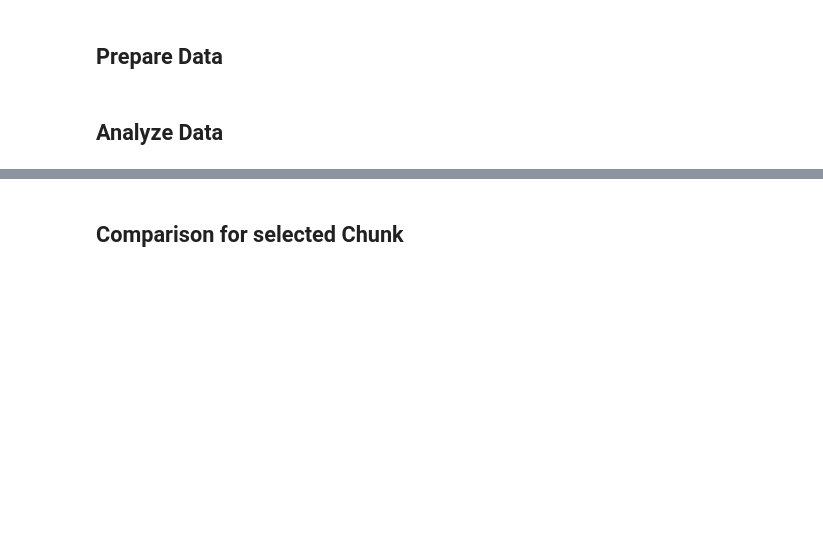
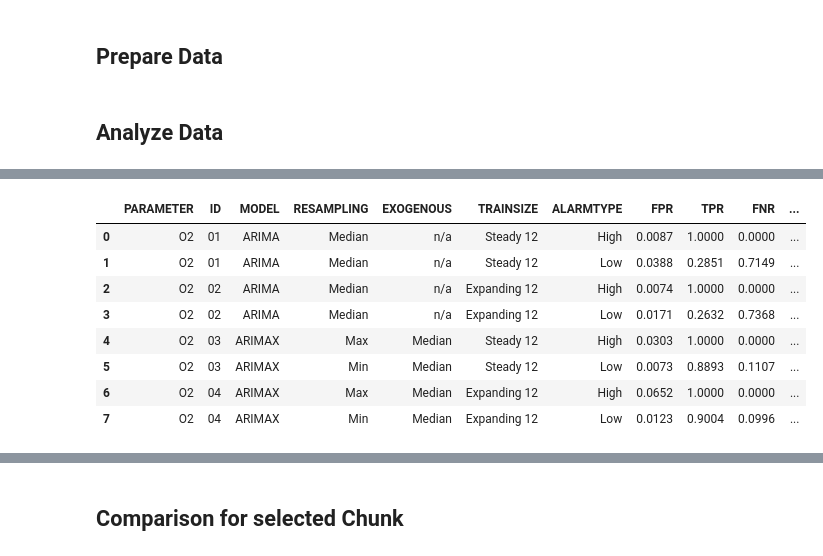
Before and after one commit to denise97/dhl2021, a Jupyter notebook: mimic_prediction_arima/analysis_arima-x_accuracy.ipynb, the cells around one changed output, grey strips where cells are left out. Cells and saved outputs as stored; diff of their text form; code cells hidden in the pictures; blank space fills up the shorter version.

```diff
--- a/mimic_prediction_arima/analysis_arima-x_accuracy.ipynb
+++ b/mimic_prediction_arima/analysis_arima-x_accuracy.ipynb
@@ -303,0 +509,12 @@ display(comparison_df)
+# %%
+display(overview_o2_first1000)
+# %% [output]
+|  | PARAMETER | ID | MODEL | RESAMPLING | EXOGENOUS | TRAINSIZE | ALARMTYPE | FPR | TPR | FNR | ... |
+| 0 | O2 | 01 | ARIMA | Median | n/a | Steady 12 | High | 0.0087 | 1.0000 | 0.0000 | ... |
+| 1 | O2 | 01 | ARIMA | Median | n/a | Steady 12 | Low | 0.0388 | 0.2851 | 0.7149 | ... |
+| 2 | O2 | 02 | ARIMA | Median | n/a | Expanding 12 | High | 0.0074 | 1.0000 | 0.0000 | ... |
+| 3 | O2 | 02 | ARIMA | Median | n/a | Expanding 12 | Low | 0.0171 | 0.2632 | 0.7368 | ... |
+| 4 | O2 | 03 | ARIMAX | Max | Median | Steady 12 | High | 0.0303 | 1.0000 | 0.0000 | ... |
+| 5 | O2 | 03 | ARIMAX | Min | Median | Steady 12 | Low | 0.0073 | 0.8893 | 0.1107 | ... |
+| 6 | O2 | 04 | ARIMAX | Max | Median | Expanding 12 | High | 0.0652 | 1.0000 | 0.0000 | ... |
+| 7 | O2 | 04 | ARIMAX | Min | Median | Expanding 12 | Low | 0.0123 | 0.9004 | 0.0996 | ... |
```
Also changed, not shown: parts of 21 cells of this notebook.
